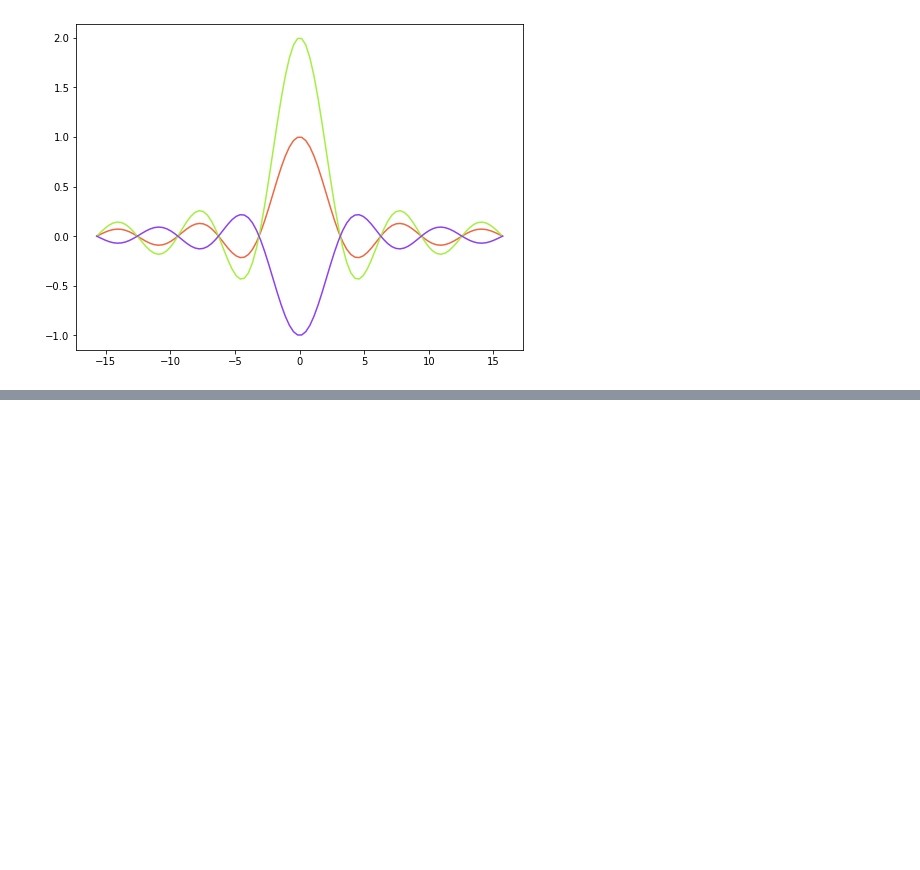
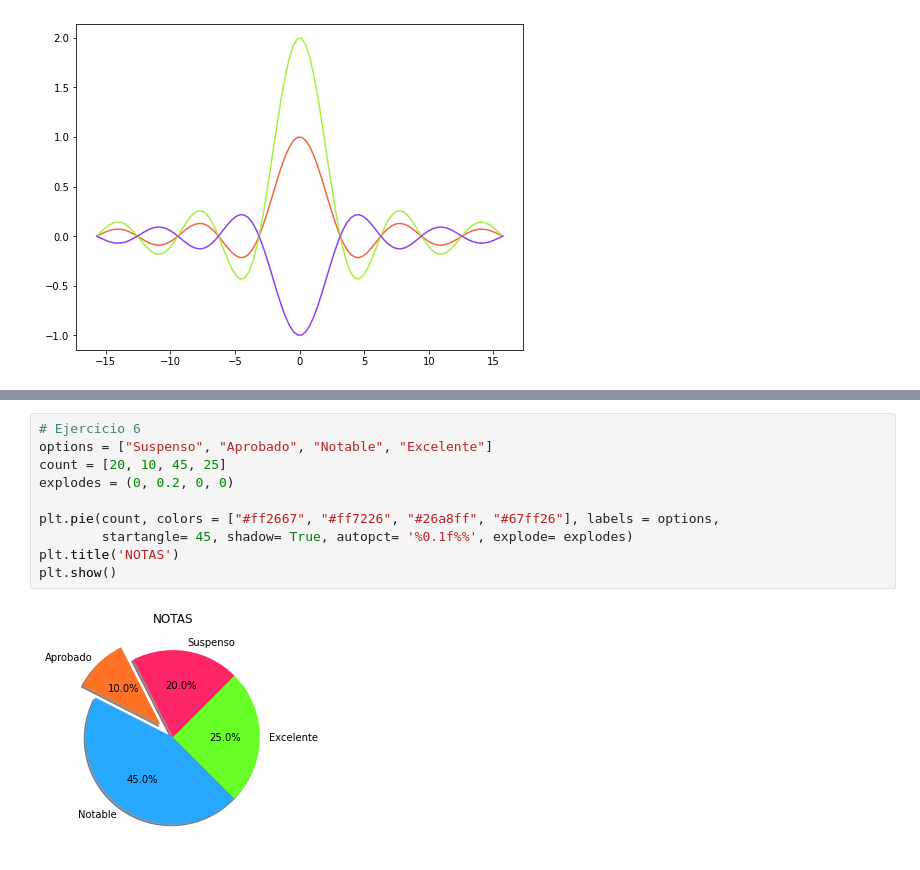
Before and after one commit to susanaglezr/Python-Exercises, a Jupyter notebook: Data_Visualization/Answer-Data_Visualization.ipynb, the cells around one changed output, grey strips where cells are left out. Saved outputs shown, nothing was run; the diff lists cells and outputs as text; blank space fills up the shorter version.

```diff
--- a/Data_Visualization/Answer-Data_Visualization.ipynb
+++ b/Data_Visualization/Answer-Data_Visualization.ipynb
@@ -72,0 +119,12 @@ plt.show()
+# %%
+# Ejercicio 6
+options = ["Suspenso", "Aprobado", "Notable", "Excelente"]
+count = [20, 10, 45, 25]
+explodes = (0, 0.2, 0, 0)
+
+plt.pie(count, colors = ["#ff2667", "#ff7226", "#26a8ff", "#67ff26"], labels = options,
+        startangle= 45, shadow= True, autopct= '%0.1f%%', explode= explodes)
+plt.title('NOTAS')
+plt.show()
+# %% [output]
+[figure, added]
```
Also changed, not shown: parts of 7 cells of this notebook.
